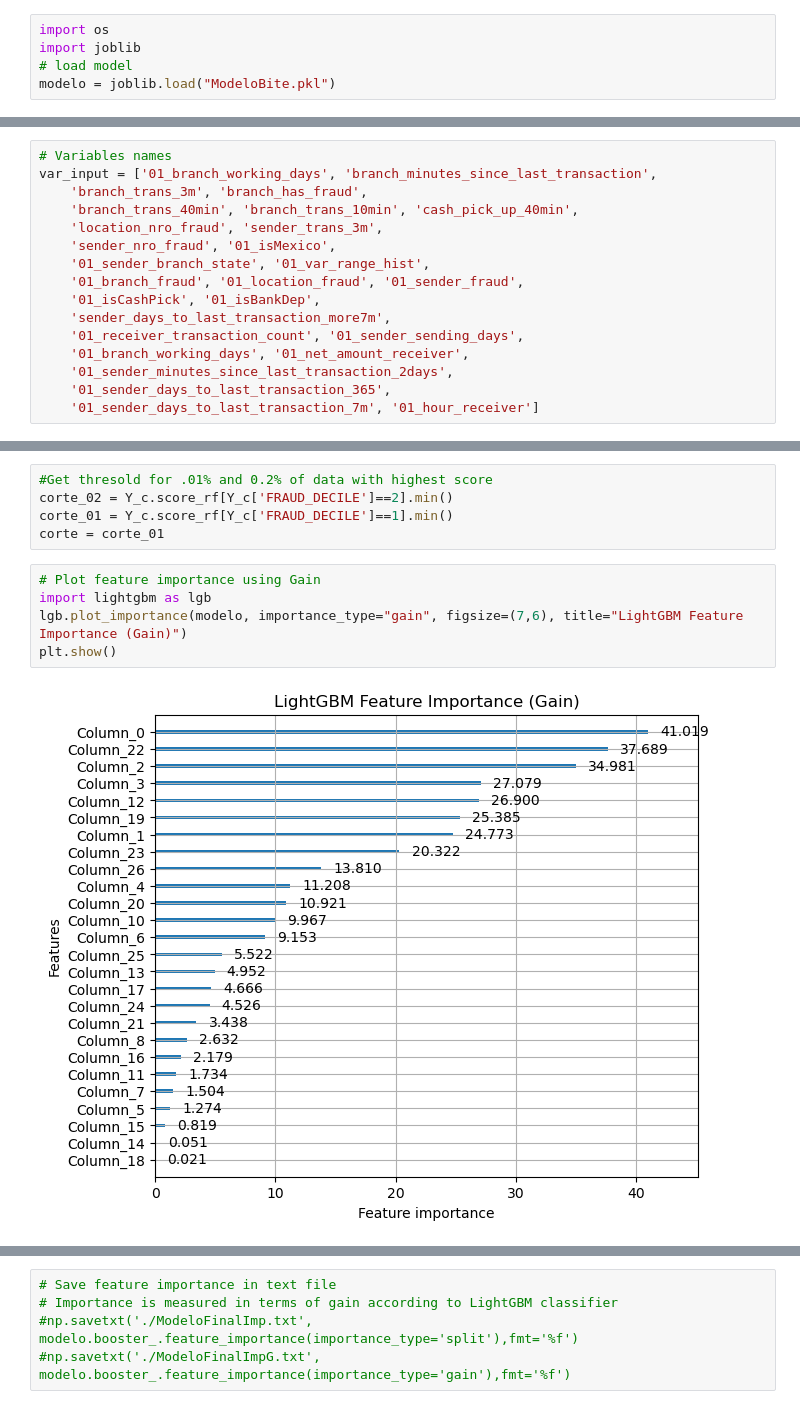
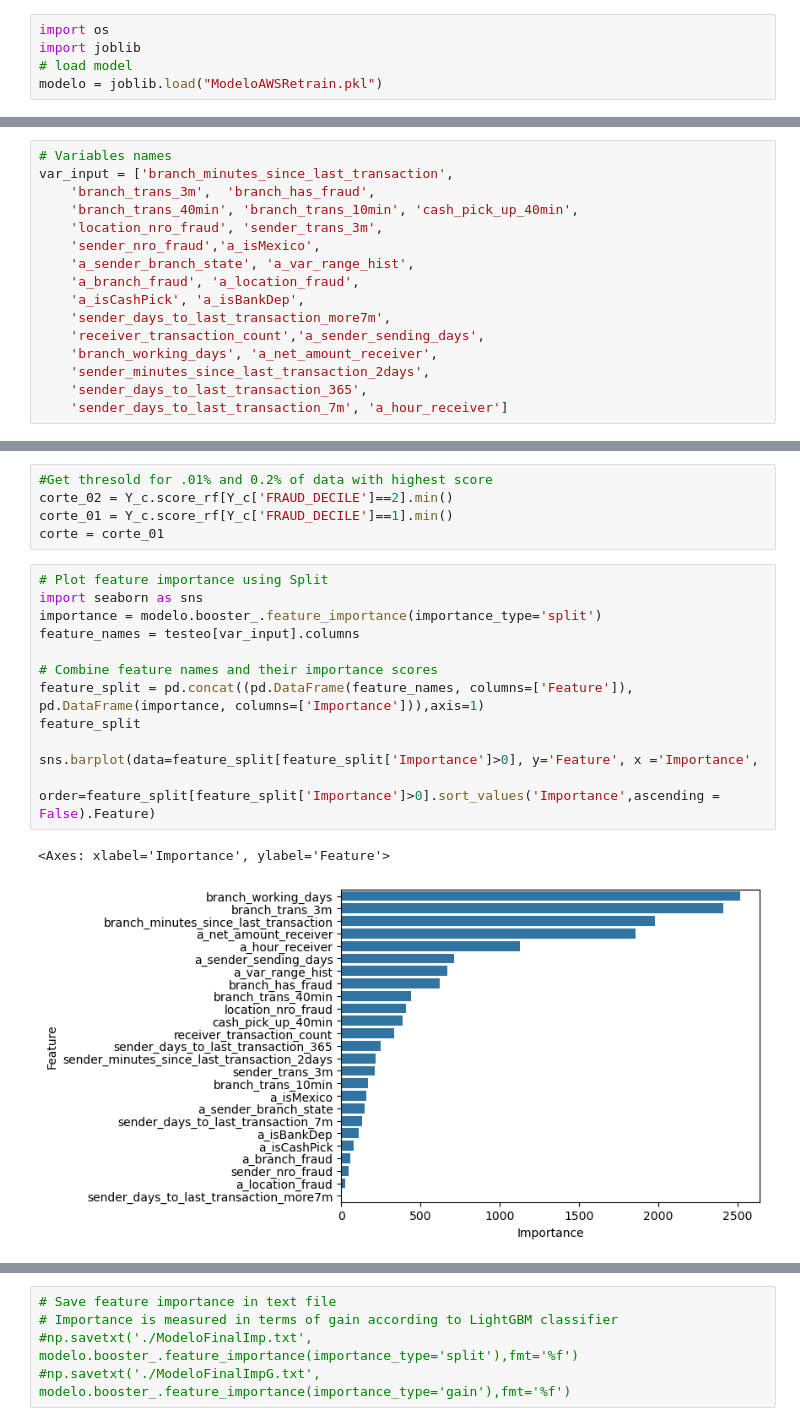
Before and after one commit to Magdaorozco644/ModelosAIm-dev, a Jupyter notebook: Analytics/5.Fraud/05-Apply model.ipynb, the cells around one changed output, grey strips where cells are left out. Cells and saved outputs as stored; diff of their text form.

```diff
--- a/Analytics/5.Fraud/05-Apply model.ipynb
+++ b/Analytics/5.Fraud/05-Apply model.ipynb
@@ -59,4 +59,4 @@ os.getcwd()
 import os
 import joblib
 # load model
-modelo = joblib.load("ModeloBite.pkl")
+modelo = joblib.load("ModeloAWSRetrain.pkl")
@@ -74,18 +73,18 @@ var_input = variables.read()
 # %%
 # Variables names
-var_input = ['01_branch_working_days', 'branch_minutes_since_last_transaction',
-    'branch_trans_3m', 'branch_has_fraud',
+var_input = ['branch_minutes_since_last_transaction',
+    'branch_trans_3m',  'branch_has_fraud',
     'branch_trans_40min', 'branch_trans_10min', 'cash_pick_up_40min',
     'location_nro_fraud', 'sender_trans_3m',
-    'sender_nro_fraud', '01_isMexico',
-    '01_sender_branch_state', '01_var_range_hist',
-    '01_branch_fraud', '01_location_fraud', '01_sender_fraud',
-    '01_isCashPick', '01_isBankDep',
+    'sender_nro_fraud','a_isMexico',
+    'a_sender_branch_state', 'a_var_range_hist',
+    'a_branch_fraud', 'a_location_fraud',
+    'a_isCashPick', 'a_isBankDep',
     'sender_days_to_last_transaction_more7m',
-    '01_receiver_transaction_count', '01_sender_sending_days',
-    '01_branch_working_days', '01_net_amount_receiver',
-    '01_sender_minutes_since_last_transaction_2days',
-    '01_sender_days_to_last_transaction_365',
-    '01_sender_days_to_last_transaction_7m', '01_hour_receiver']
+    'receiver_transaction_count','a_sender_sending_days',
+    'branch_working_days', 'a_net_amount_receiver',
+    'sender_minutes_since_last_transaction_2days',
+    'sender_days_to_last_transaction_365',
+    'sender_days_to_last_transaction_7m', 'a_hour_receiver']
 # %%
 # Load train/validation data
@@ -156,10 +155,18 @@ corte_02 = Y_c.score_rf[Y_c['FRAUD_DECILE']==2].min()
 corte_01 = Y_c.score_rf[Y_c['FRAUD_DECILE']==1].min()
 corte = corte_01
 # %%
-# Plot feature importance using Gain
-import lightgbm as lgb
-lgb.plot_importance(modelo, importance_type="gain", figsize=(7,6), title="LightGBM Feature Importance (Gain)")
-plt.show()
+# Plot feature importance using Split
+import seaborn as sns
+importance = modelo.booster_.feature_importance(importance_type='split')
+feature_names = testeo[var_input].columns
+
+# Combine feature names and their importance scores
+feature_split = pd.concat((pd.DataFrame(feature_names, columns=['Feature']), pd.DataFrame(importance, columns=['Importance'])),axis=1)
+feature_split
+
+sns.barplot(data=feature_split[feature_split['Importance']>0], y='Feature', x ='Importance',
+            order=feature_split[feature_split['Importance']>0].sort_values('Importance',ascending = False).Feature)
 # %% [output]
+<Axes: xlabel='Importance', ylabel='Feature'>
-[figure, old version]
+[figure, new version]
 # %%
```
Also changed, not shown: parts of 27 cells of this notebook, 1 other file.
